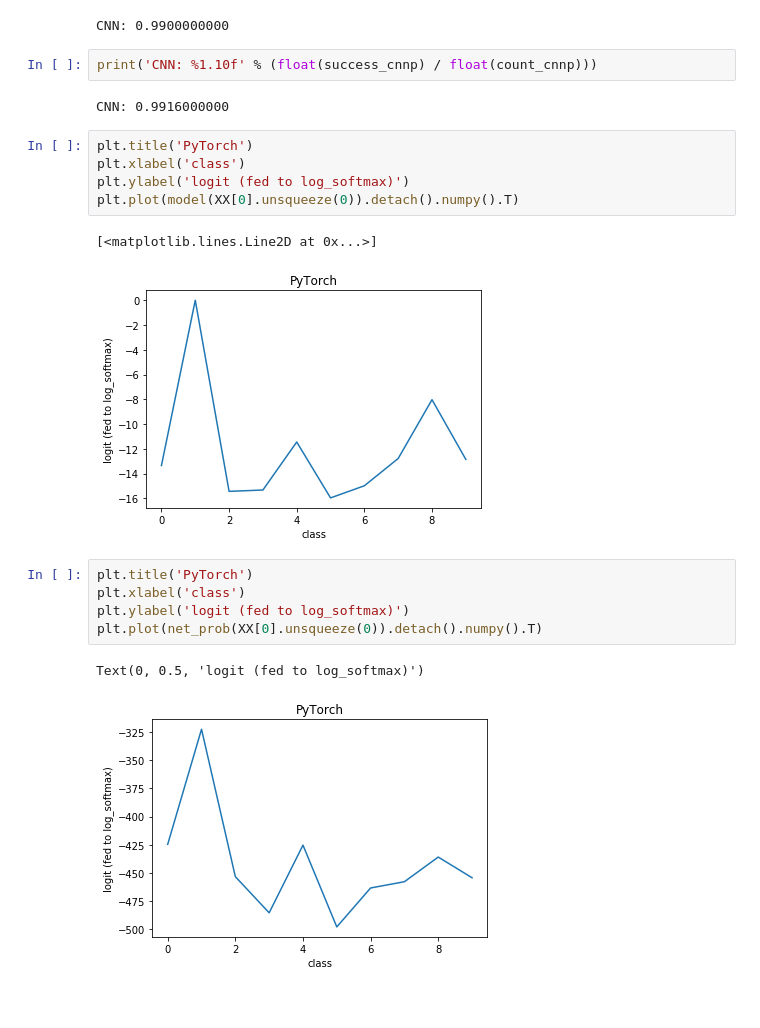
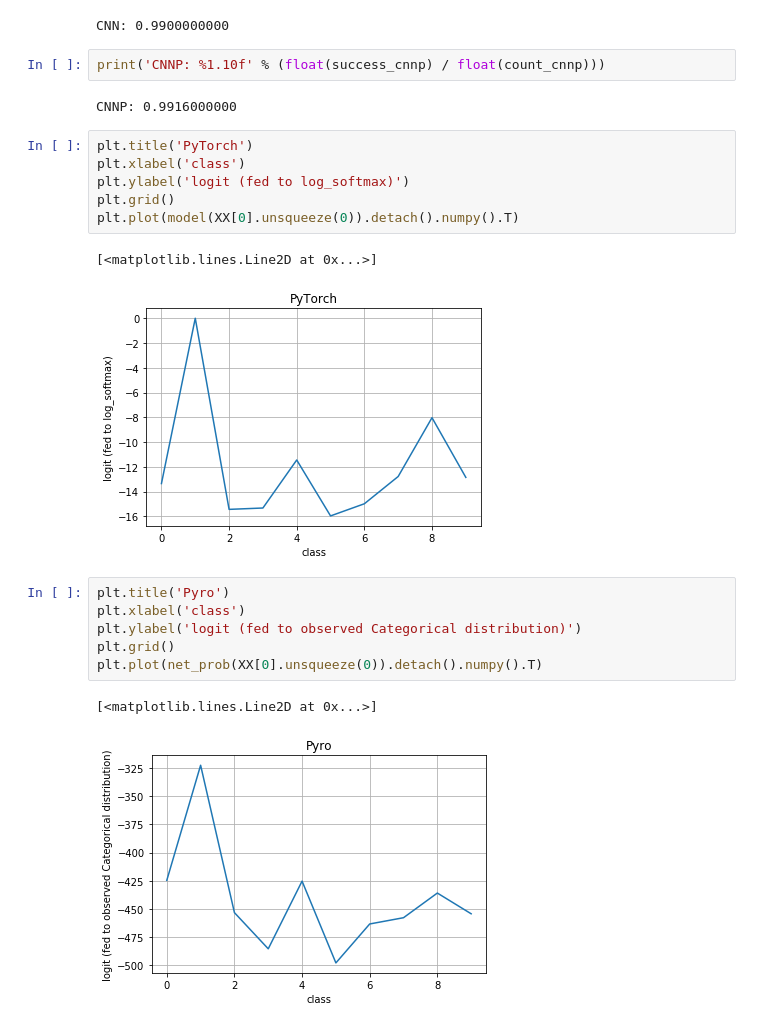
Before and after one commit to nkyriazis/random_notebooks, a Jupyter notebook: Mnist.ipynb, the cells around one changed output. Cells and saved outputs as stored; diff of their text form.

```diff
--- a/Mnist.ipynb
+++ b/Mnist.ipynb
@@ -96,22 +96,24 @@ print('CNN: %1.10f' % (float(success_cnn) / float(count_cnn)))
 # %% [output]
 CNN: 0.9900000000
 # %%
-print('CNN: %1.10f' % (float(success_cnnp) / float(count_cnnp)))
+print('CNNP: %1.10f' % (float(success_cnnp) / float(count_cnnp)))
 # %% [output]
-CNN: 0.9916000000
+CNNP: 0.9916000000
 # %%
 plt.title('PyTorch')
 plt.xlabel('class')
 plt.ylabel('logit (fed to log_softmax)')
+plt.grid()
 plt.plot(model(XX[0].unsqueeze(0)).detach().numpy().T)
 # %% [output]
 [<matplotlib.lines.Line2D at 0x...>]
-[figure, old version]
+[figure, new version]
 # %%
-plt.title('PyTorch')
+plt.title('Pyro')
 plt.xlabel('class')
-plt.ylabel('logit (fed to log_softmax)')
+plt.ylabel('logit (fed to observed Categorical distribution)')
+plt.grid()
 plt.plot(net_prob(XX[0].unsqueeze(0)).detach().numpy().T)
 # %% [output]
-Text(0, 0.5, 'logit (fed to log_softmax)')
+[<matplotlib.lines.Line2D at 0x...>]
-[figure, old version]
+[figure, new version]
```
